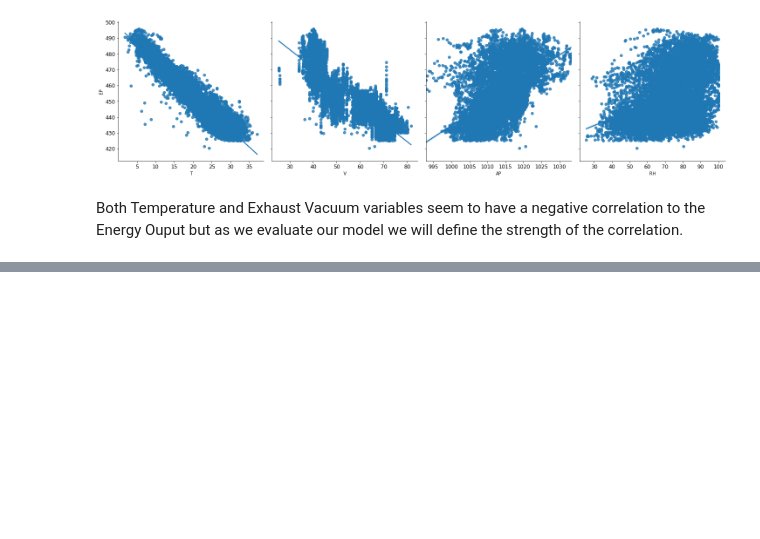
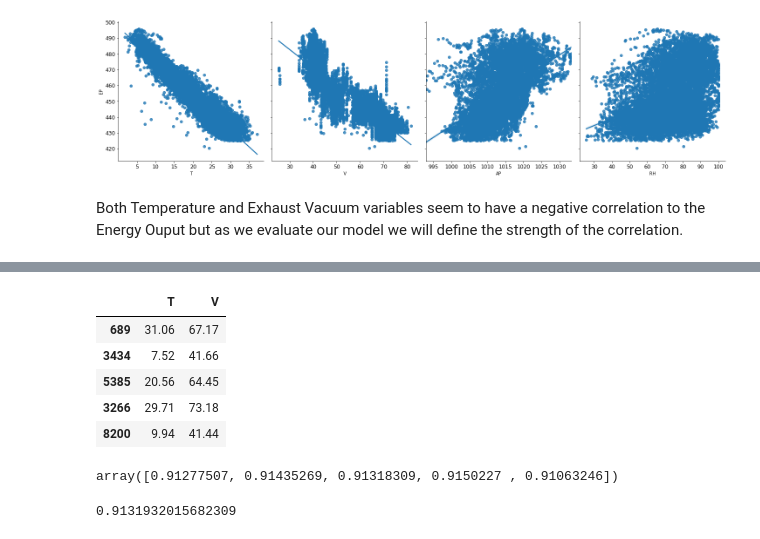
Before and after one commit to AlejandraZS10/DAV6150, a Jupyter notebook: assignment2/A_Zapata_M2 Practical Challenge.ipynb, the cells around one changed output, grey strips where cells are left out. Saved outputs shown, nothing was run; the diff lists cells and outputs as text; code cells hidden in the pictures; blank space fills up the shorter version.

```diff
--- a/assignment2/A_Zapata_M2 Practical Challenge.ipynb
+++ b/assignment2/A_Zapata_M2 Practical Challenge.ipynb
@@ -137,0 +199,33 @@ Both Temperature and Exhaust Vacuum variables seem to have a negative correlatio
+# %%
+# load the LinearRegression function from sklearn
+from sklearn.linear_model import LinearRegression
+
+# load the cross_val_score function from sklearn
+from sklearn.model_selection import cross_val_score
+
+# new dataframe containing only T and V
+newX_train = X_train[['T', 'V']].copy()
+
+newX_train.head()
+# %% [output]
+|  | T | V |
+| 689 | 31.06 | 67.17 |
+| 3434 | 7.52 | 41.66 |
+| 5385 | 20.56 | 64.45 |
+| 3266 | 29.71 | 73.18 |
+| 8200 | 9.94 | 41.44 |
+# %%
+model = LinearRegression()
+
+#separate train dataset into 5- fold
+scores = cross_val_score(model, newX_train, y_train, cv=5)
+
+# metrics from K-fold cross validation process
+scores
+# %% [output]
+array([0.91277507, 0.91435269, 0.91318309, 0.9150227 , 0.91063246])
+# %%
+# average accuracy using 5-fold
+np.mean(scores)
+# %% [output]
+0.9131932015682309
```
Also changed, not shown: parts of 17 cells of this notebook.
